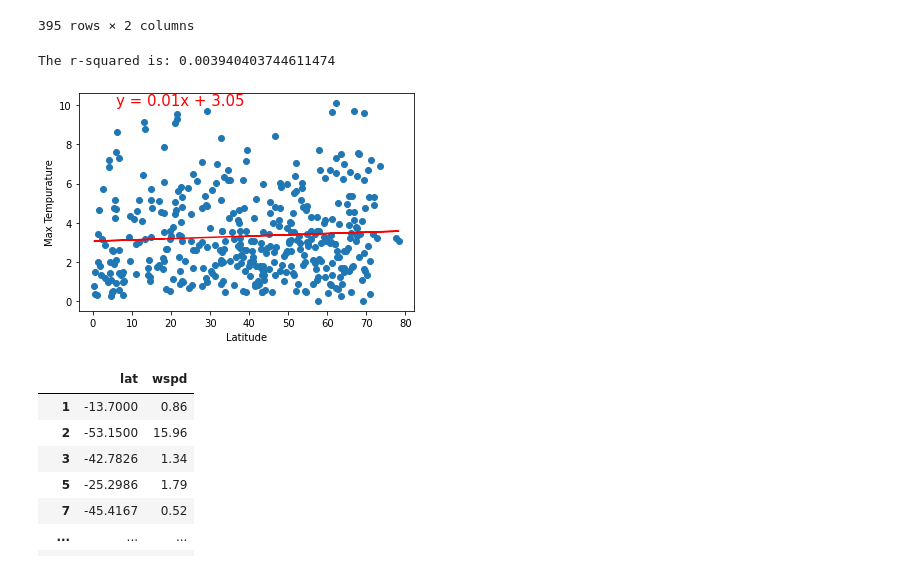
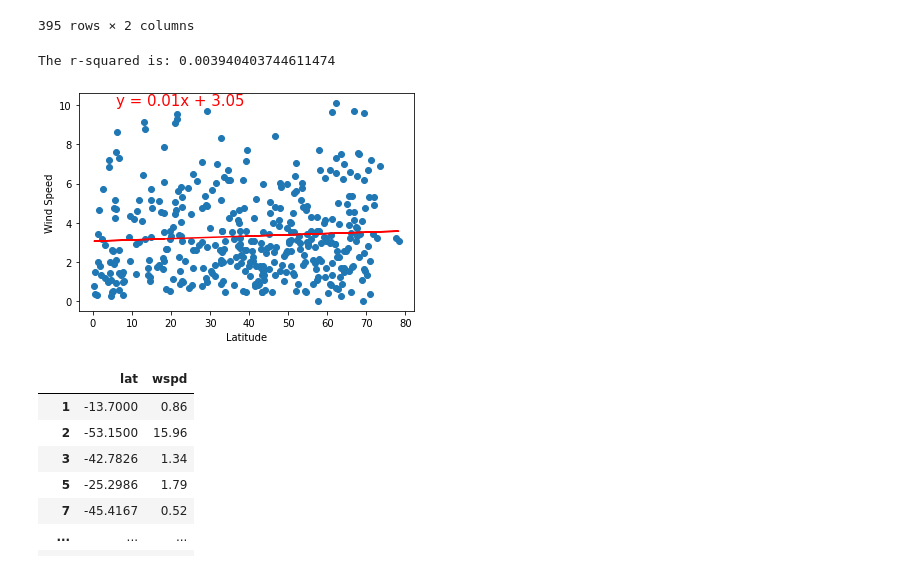
Before and after one commit to WACunninghamIV/Weather_Py, a Jupyter notebook: WeatherPy/WeatherPy.ipynb, the cells around one changed output. Cells and saved outputs as stored; diff of their text form; code cells hidden in the pictures.

```diff
--- a/WeatherPy/WeatherPy.ipynb
+++ b/WeatherPy/WeatherPy.ipynb
@@ -408,19 +408,19 @@ lat_and_wspd_pos
 # %%
 x_values = lat_and_wspd_pos["lat"]
 y_values = lat_and_wspd_pos["wspd"]
 (slope, intercept, rvalue, pvalue, stderr) = linregress(x_values, y_values)
 regress_values = x_values * slope + intercept
 line_eq = "y = " + str(round(slope,2)) + "x + " + str(round(intercept,2))
 plt.scatter(x_values,y_values)
 plt.plot(x_values,regress_values,"r-")
 plt.annotate(line_eq,(6,10),fontsize=15,color="red")
 plt.xlabel('Latitude')
-plt.ylabel('Max Tempurature')
+plt.ylabel('Wind Speed')
 print(f"The r-squared is: {rvalue**2}")
 plt.show()
 # %% [output]
 The r-squared is: 0.003940403744611474
-[figure, old version]
+[figure, new version]
 # %%
 lat_and_cld = CleanCity_df[["lat","wspd"]]
 lat_and_wspd_neg = lat_and_wspd[lat_and_wspd["lat"] < 0]
```
Also changed, not shown: parts of 6 cells of this notebook.
